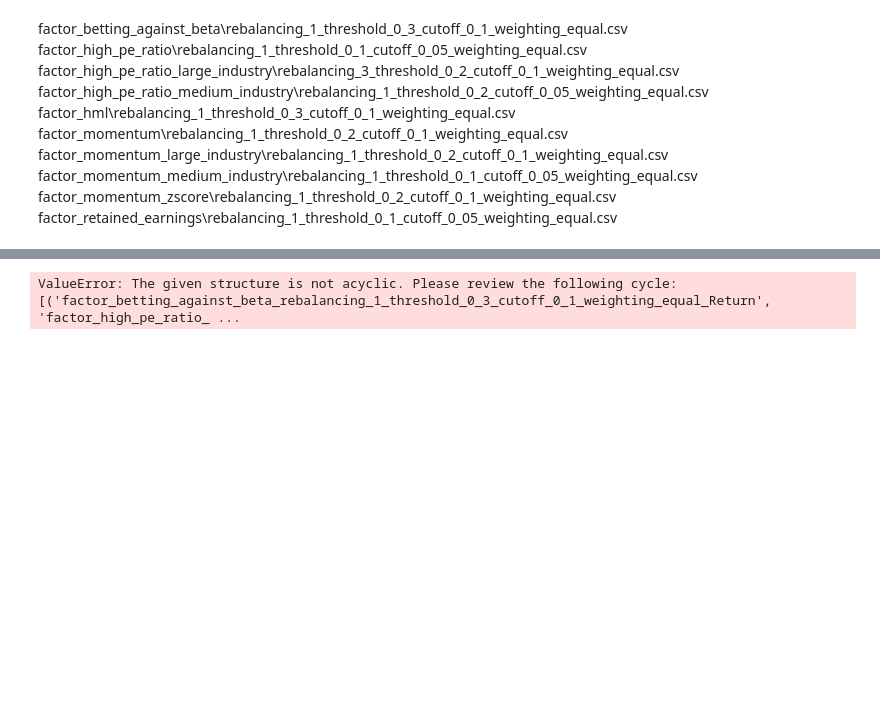
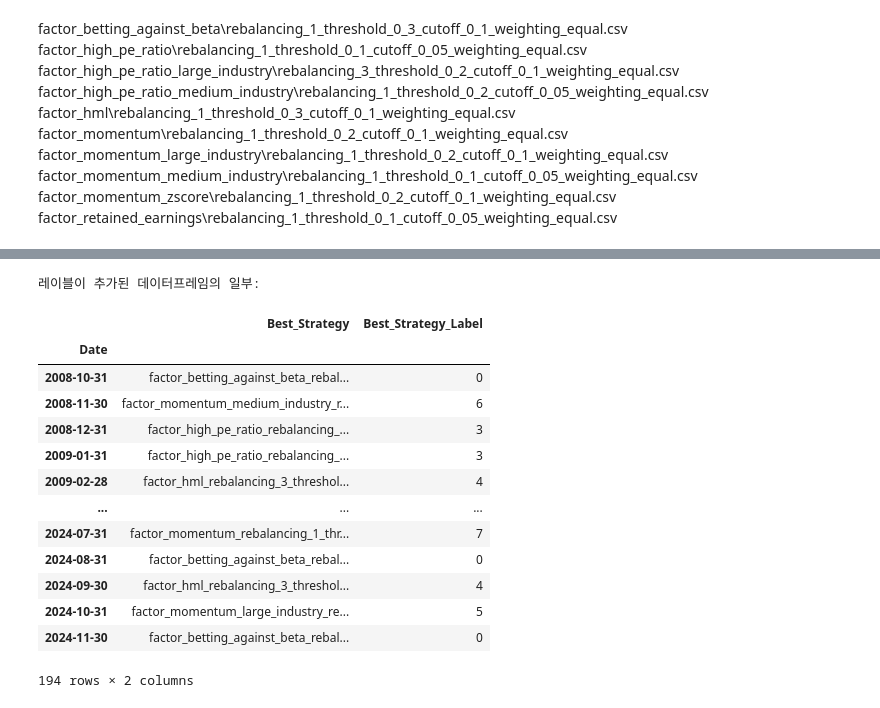
Before and after one commit to Crane-lupert/metafactor_DL, a Jupyter notebook: Untitled_backup.ipynb, the cells around one changed output, grey strips where cells are left out. Saved outputs shown, nothing was run; the diff lists cells and outputs as text; code cells hidden in the pictures; blank space fills up the shorter version.

```diff
--- a/Untitled_backup.ipynb
+++ b/Untitled_backup.ipynb
@@ -1621,22 +1650,32 @@ combined_df.head()
 # %%
-from causalnex.structure.notears import from_pandas
-from causalnex.network import BayesianNetwork
+'''
+3. 레이블 생성
+'''
+# 각 시점마다 가장 높은 수익률을 보인 전략의 이름을 레이블로 생성
+return_columns = [col for col in combined_df.columns if 'Return' in col and 'MA' not in col and 'STD' not in col]
+combined_df['Best_Strategy'] = combined_df[return_columns].idxmax(axis=1)
 
-# 수익률 컬럼 선택
-return_columns = [col for col in combined_df.columns if 'Return' in col]
-
-# 인과 구조 학습을 위한 데이터 준비
-data_for_causal = combined_df[return_columns]
-
-# 인과 구조 학습
-sm = from_pandas(data_for_causal)
-
-# 베이지안 네트워크 생성
-bn = BayesianNetwork(sm)
+# 레이블 인코딩
+label_encoder = LabelEncoder()
+combined_df['Best_Strategy_Label'] = label_encoder.fit_transform(combined_df['Best_Strategy'])
 
 # 결과 확인
-print("\n인과 구조 학습 결과:")
-print(sm.edges(data=True))
+print("\n레이블이 추가된 데이터프레임의 일부:")
+combined_df[['Best_Strategy', 'Best_Strategy_Label']]
 # %% [output]
-ValueError: The given structure is not acyclic. Please review the following cycle: [('factor_betting_against_beta_rebalancing_1_threshold_0_3_cutoff_0_1_weighting_equal_Return', 'factor_high_pe_ratio_ ...
+레이블이 추가된 데이터프레임의 일부:
+|  | Best_Strategy | Best_Strategy_Label |
+| Date |  |  |
+| 2008-10-31 | factor_betting_against_beta_rebal... | 0 |
+| 2008-11-30 | factor_momentum_medium_industry_r... | 6 |
+| 2008-12-31 | factor_high_pe_ratio_rebalancing_... | 3 |
+| 2009-01-31 | factor_high_pe_ratio_rebalancing_... | 3 |
+| 2009-02-28 | factor_hml_rebalancing_3_threshol... | 4 |
+| ... | ... | ... |
+| 2024-07-31 | factor_momentum_rebalancing_1_thr... | 7 |
+| 2024-08-31 | factor_betting_against_beta_rebal... | 0 |
+| 2024-09-30 | factor_hml_rebalancing_3_threshol... | 4 |
+| 2024-10-31 | factor_momentum_large_industry_re... | 5 |
+| 2024-11-30 | factor_betting_against_beta_rebal... | 0 |
+194 rows × 2 columns
 # %%
```
Also changed, not shown: parts of 19 cells of this notebook, 3 other files.
